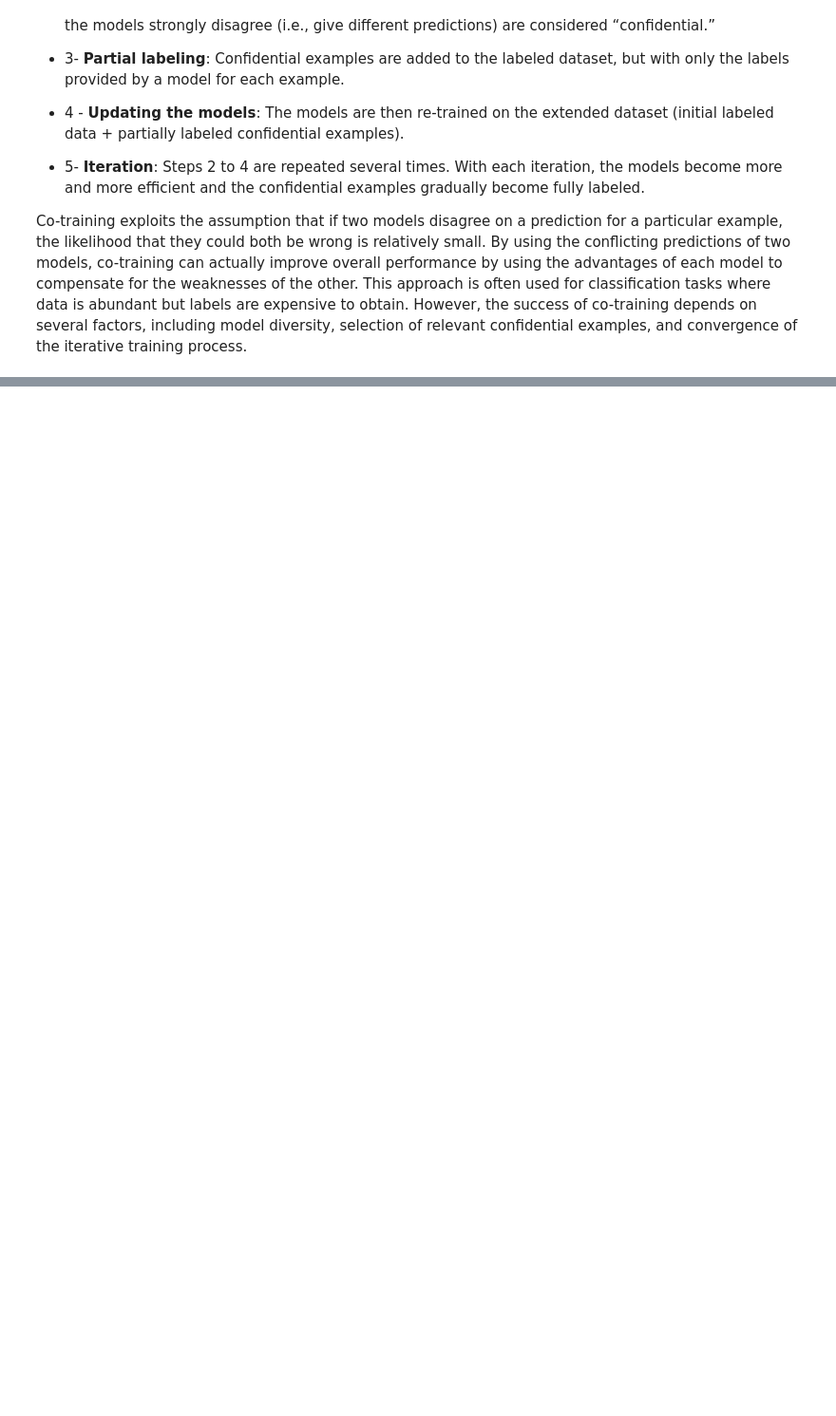
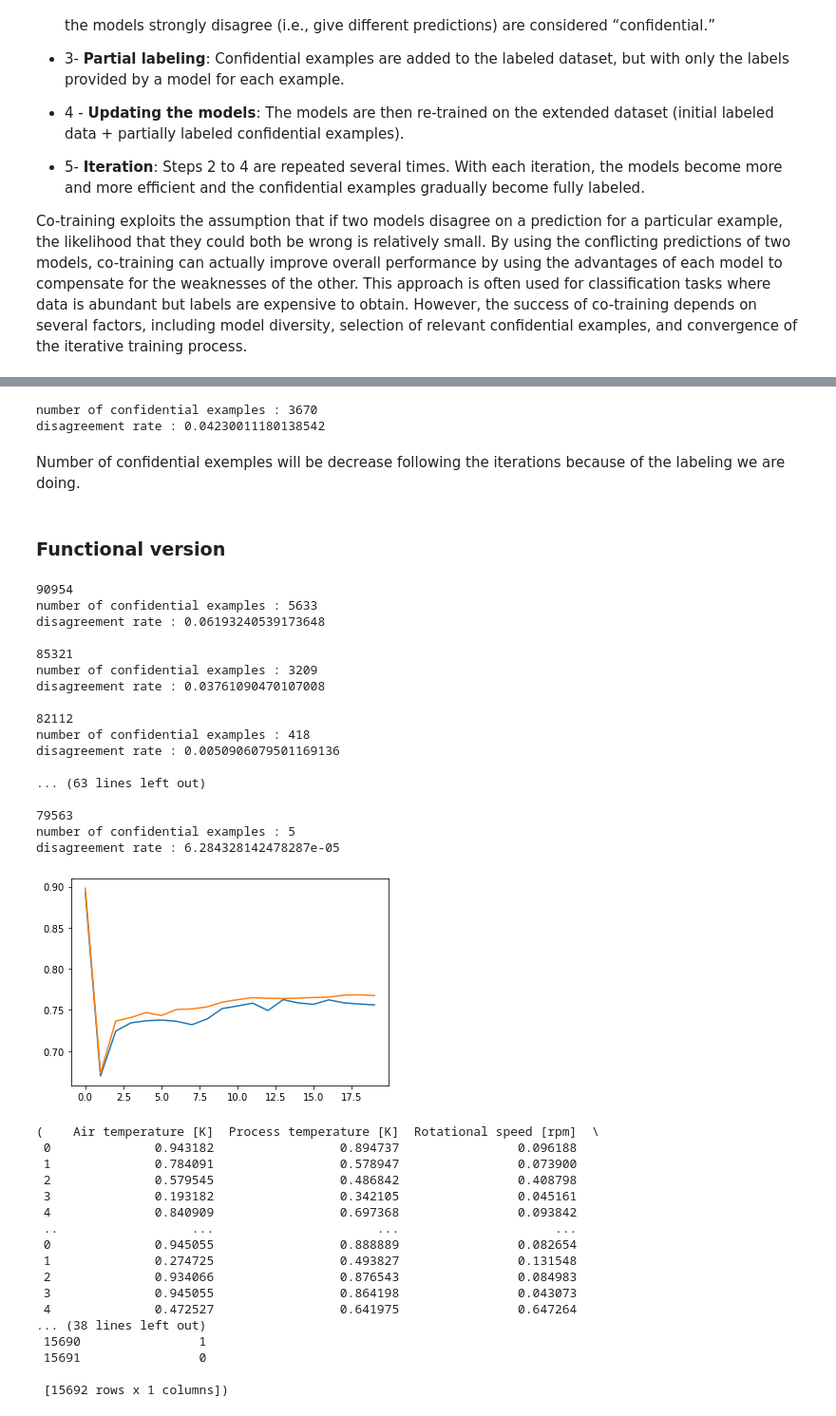
Before and after one commit to AmineYK/Exploring-Semi-Supervised-and-Active-Learning-Techniques-in-Data-Analysis, a Jupyter notebook: Semi supervised and active learning.ipynb, the cells around one changed output, grey strips where cells are left out. Shown at 95% size. Saved outputs shown, nothing was run; the diff lists cells and outputs as text; code cells hidden in the pictures; blank space fills up the shorter version.

Commit message:
finish the cocode of co-training

```diff
--- a/Semi supervised and active learning.ipynb
+++ b/Semi supervised and active learning.ipynb
@@ -378,0 +300,8 @@ NameError: name 'teacher_prediction_labeled_wf' is not defined
+# %%
+# adding the confidential samples (with labeling) to the original dataset labeled
+inputs_labeled_with_conf = pd.concat((inputs_labeled,inputs_confidential))
+target_labeled = pd.DataFrame(target_labeled,columns=['Machine failure'])
+target_labeled_with_conf = np.vstack((target_labeled,target_confidential))
+target_labeled_with_conf = pd.DataFrame(target_labeled_with_conf,columns=['Machine failure'])
+
+inputs_labeled_1_wf,target_labeled_1_wf,inputs_labeled_2_wf,target_labeled_2_wf = reorganize_data(inputs_labeled_with_conf,target_labeled_with_conf)
@@ -378,0 +344,11 @@ NameError: name 'teacher_prediction_labeled_wf' is not defined
+# %%
+conf_exam_indexes_wf = np.where(teacher_prediction_labeled_wf != student_prediction_labeled_wf)[0]
+print(f"number of confidential examples : {conf_exam_indexes_wf.shape[0]}")
+print(f"disagreement rate : {conf_exam_indexes_wf.shape[0] / teacher_prediction_labeled_wf.shape[0]}")
+# %% [output]
+number of confidential examples : 3670
+disagreement rate : 0.04230011180138542
+# %% [markdown]
+Number of confidential exemples will be decrease following the iterations because of the labeling we are doing.
+# %% [markdown]
+### Functional version
@@ -378,0 +490,41 @@ NameError: name 'teacher_prediction_labeled_wf' is not defined
+# %%
+inputs_labeled , inputs_unlabeled , target_labeled = labeled_unlabeled_split(inputs,target)
+target_labeled = target_labeled.astype(int)
+
+co_training(inputs_labeled,target_labeled,inputs_unlabeled,20)
+# %% [output]
+90954
+number of confidential examples : 5633
+disagreement rate : 0.06193240539173648
+
+85321
+number of confidential examples : 3209
+disagreement rate : 0.03761090470107008
+
+82112
+number of confidential examples : 418
+disagreement rate : 0.0050906079501169136
+
+... (63 lines left out)
+
+79563
+number of confidential examples : 5
+disagreement rate : 6.284328142478287e-05
+[figure, added]
+(    Air temperature [K]  Process temperature [K]  Rotational speed [rpm]  \
+ 0              0.943182                 0.894737                0.096188
+ 1              0.784091                 0.578947                0.073900
+ 2              0.579545                 0.486842                0.408798
+ 3              0.193182                 0.342105                0.045161
+ 4              0.840909                 0.697368                0.093842
+ ..                  ...                      ...                     ...
+ 0              0.945055                 0.888889                0.082654
+ 1              0.274725                 0.493827                0.131548
+ 2              0.934066                 0.876543                0.084983
+ 3              0.945055                 0.864198                0.043073
+ 4              0.472527                 0.641975                0.647264
+... (38 lines left out)
+ 15690                1
+ 15691                0
+
+ [15692 rows x 1 columns])
```
Also changed, not shown: parts of 35 cells of this notebook.
